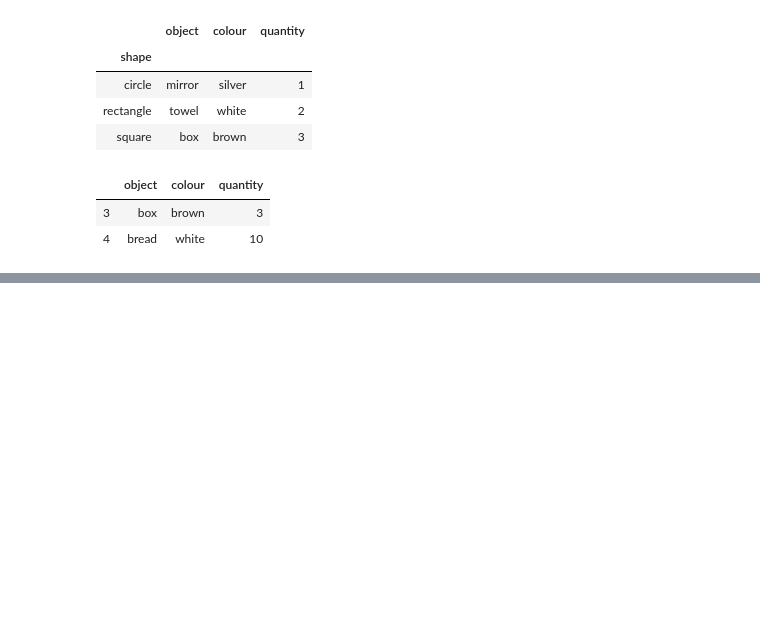
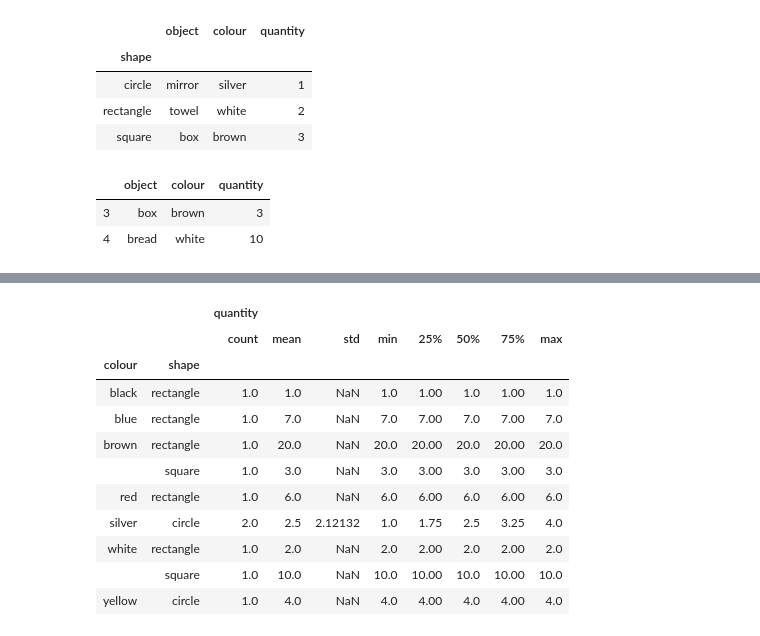
Before and after one commit to Antonio180233/Pandas_Agrouping, a Jupyter notebook: GrupingAndAggregations.ipynb, the cells around one changed output, grey strips where cells are left out. Cells and saved outputs as stored; diff of their text form; code cells hidden in the pictures; blank space fills up the shorter version.

```diff
--- a/GrupingAndAggregations.ipynb
+++ b/GrupingAndAggregations.ipynb
@@ -43,0 +120,2 @@ shape_data.get_group('square')
+# %%
+array=objects_data.values.T.tolist()
@@ -43,0 +142,2 @@ shape_data.get_group('square')
+# %%
+array_index=array[1:3]
@@ -43,0 +167,7 @@ shape_data.get_group('square')
+# %%
+  index=ppd.MultiIndex.from_arrays(array_index,
+                                  names= ['shape', 'colour'])
+# %%
+multi_data= ppd.DataFrame({'object':array[0],
+                         'quantity':array[3]},
+                          index=index)
@@ -43,0 +311,15 @@ shape_data.get_group('square')
+# %%
+multi_data.groupby(level=['colour','shape']).describe()
+# %% [output]
+|  |  | quantity |  |  |  |  |  |  |  |
+|  |  | count | mean | std | min | 25% | 50% | 75% | max |
+| colour | shape |  |  |  |  |  |  |  |  |
+| black | rectangle | 1.0 | 1.0 | NaN | 1.0 | 1.00 | 1.0 | 1.00 | 1.0 |
+| blue | rectangle | 1.0 | 7.0 | NaN | 7.0 | 7.00 | 7.0 | 7.00 | 7.0 |
+| brown | rectangle | 1.0 | 20.0 | NaN | 20.0 | 20.00 | 20.0 | 20.00 | 20.0 |
+|  | square | 1.0 | 3.0 | NaN | 3.0 | 3.00 | 3.0 | 3.00 | 3.0 |
+| red | rectangle | 1.0 | 6.0 | NaN | 6.0 | 6.00 | 6.0 | 6.00 | 6.0 |
+| silver | circle | 2.0 | 2.5 | 2.12132 | 1.0 | 1.75 | 2.5 | 3.25 | 4.0 |
+| white | rectangle | 1.0 | 2.0 | NaN | 2.0 | 2.00 | 2.0 | 2.00 | 2.0 |
+|  | square | 1.0 | 10.0 | NaN | 10.0 | 10.00 | 10.0 | 10.00 | 10.0 |
+| yellow | circle | 1.0 | 4.0 | NaN | 4.0 | 4.00 | 4.0 | 4.00 | 4.0 |
```
Also changed, not shown: parts of 26 cells of this notebook.
